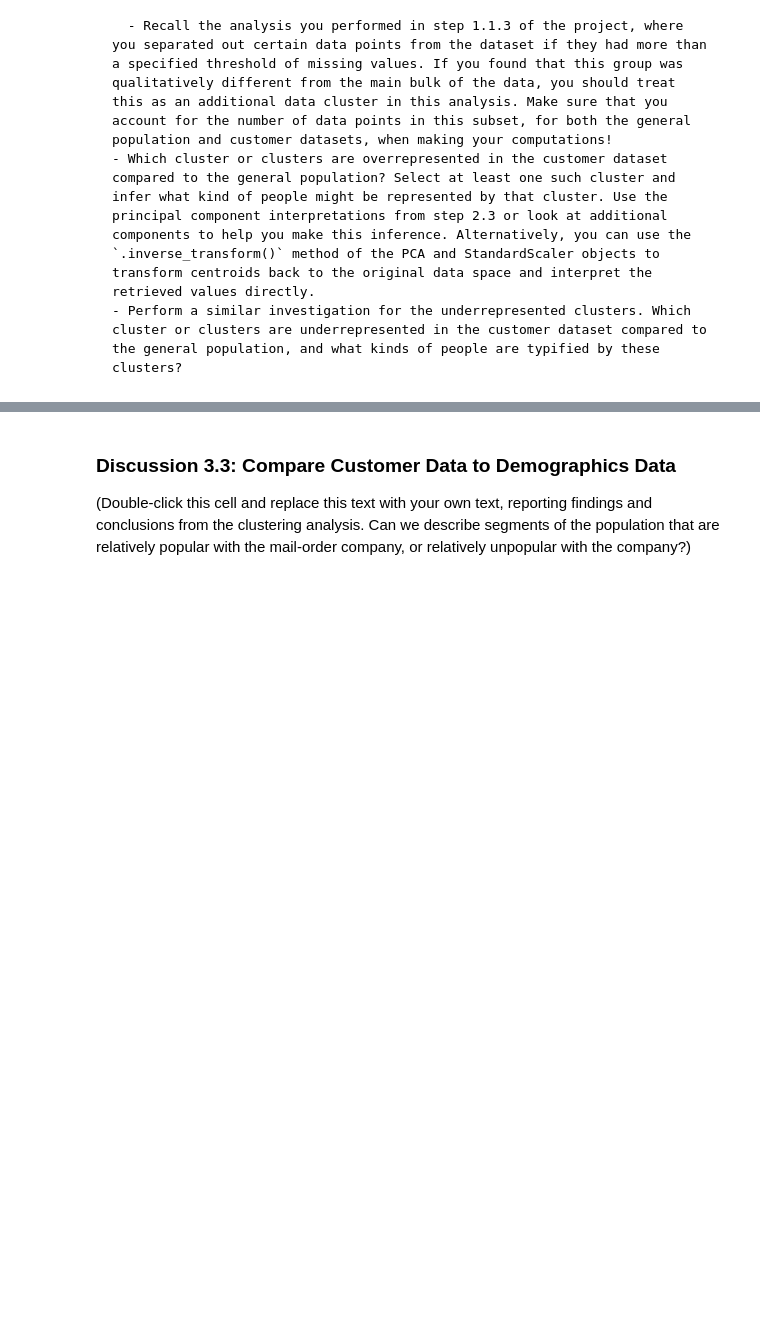
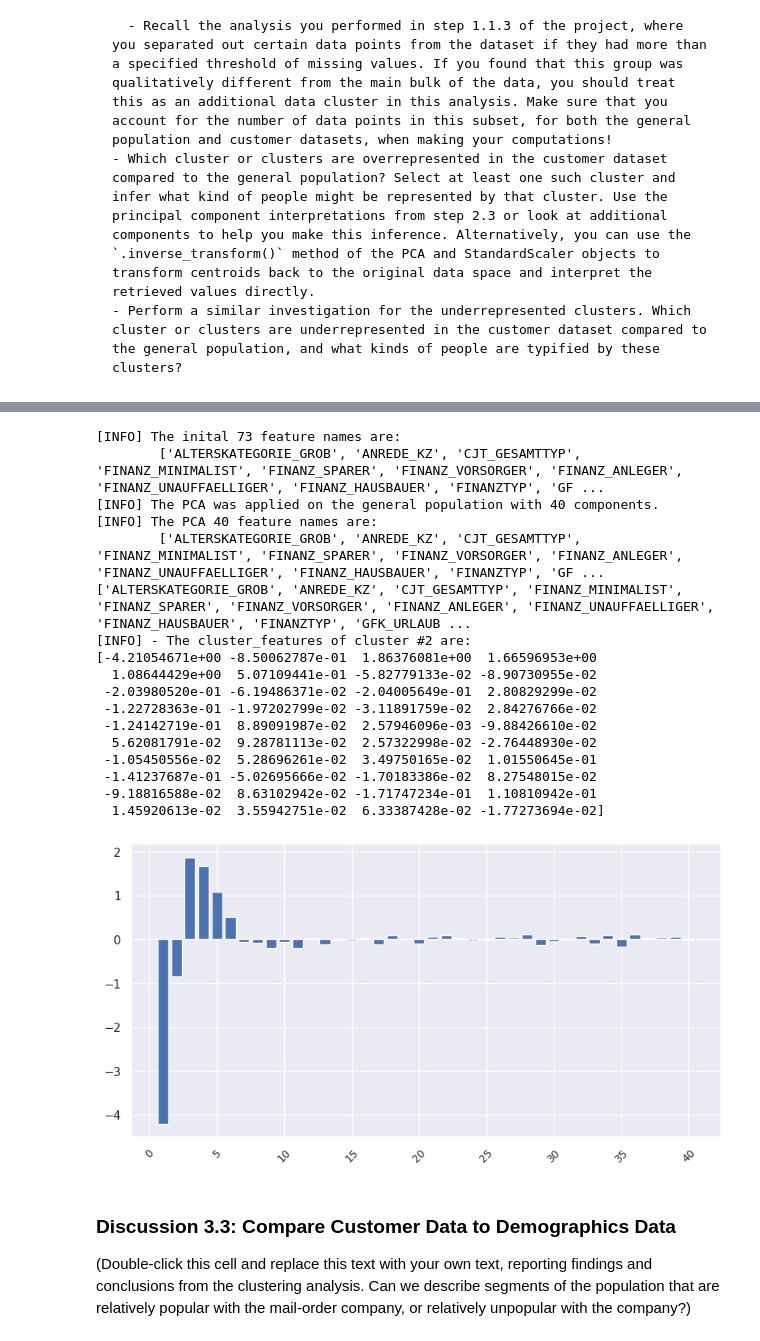
Before and after one commit to fab7/LESSONS-Unsupervised-Learning, a Jupyter notebook: project/Identify_Customer_Segments.ipynb, the cells around one changed output, grey strips where cells are left out. Saved outputs shown, nothing was run; the diff lists cells and outputs as text; code cells hidden in the pictures; blank space fills up the shorter version.

```diff
--- a/project/Identify_Customer_Segments.ipynb
+++ b/project/Identify_Customer_Segments.ipynb
@@ -1636,10 +1632,10 @@ Text(0.5, 1.0, 'Quality of the clustering solution vs. K \n (The lower The bette
 kmeans = KMeans(n_clusters=12, random_state=4201)
 
 # Then fit the model to the data
-model_13 = kmeans.fit(pca_transformed_data)
+model_12 = kmeans.fit(pca_transformed_data)
 
 # Predict the labels on the same data
-azdias_13 = kmeans.predict(pca_transformed_data)
+azdias_12 = kmeans.predict(pca_transformed_data)
 # %% [markdown]
 ### Discussion 3.1: Apply Clustering to General Population
 
@@ -1744,2 +1780,63 @@ Take a look at the following points in this step:
+# %%
+######################################################################################
+## What kinds of people are part of a cluster that is overrepresented in the        ##
+## customer data compared to the general population?                                ##
+######################################################################################
+
+# @REVIEWER: Could you please advice or guide me on how to infer the kind of people
+#   that might be represented in a cluster because I'm lost here and don't know how
+#   to proceed. Thanks inadvance.
+
+# Get the cluster labels assigned to each data point
+cluster_labels = kmeans.labels_
+
+# Get the centroid coordinates of each cluster
+cluster_centers = kmeans.cluster_centers_
+
+# Find the features that belong to a specific cluster that I am interested in
+cluster_index = 2
+cluster_features = cluster_centers[cluster_index]
+
+# Get the original feature names
+feature_names = list(data.columns)
+print(f"[INFO] The inital {len(feature_names)} feature names are: \n\t{feature_names}")
+
+# Get the number of PCA components
+pca_comps = pca.n_components_
+print(f"[INFO] The PCA was applied on the general population with {pca_comps} components. ")
+
+# Find the feature names that belong to the cluster
+cluster_feature_names = [feature_names[i] for i in range(pca_comps) if cluster_features[i] != 0]
+print(f"[INFO] The PCA {len(cluster_feature_names)} feature names are: \n\t{cluster_feature_names}")
+print(cluster_feature_names)
+
+print(f"[INFO] - The cluster_features of cluster #{oc} are:")
+print(cluster_features)
+
+fig = plt.figure(figsize = (10, 5))
+plt.bar(list(range(1, pca_comps+1)), cluster_features[:pca_comps])
+
+# Rotate the x-axis labels by 45 degrees and decrease font size
+plt.xticks(rotation=45, fontsize=10)
+plt.show()
+# %% [output]
+[INFO] The inital 73 feature names are:
+        ['ALTERSKATEGORIE_GROB', 'ANREDE_KZ', 'CJT_GESAMTTYP', 'FINANZ_MINIMALIST', 'FINANZ_SPARER', 'FINANZ_VORSORGER', 'FINANZ_ANLEGER', 'FINANZ_UNAUFFAELLIGER', 'FINANZ_HAUSBAUER', 'FINANZTYP', 'GF ...
+[INFO] The PCA was applied on the general population with 40 components.
+[INFO] The PCA 40 feature names are:
+        ['ALTERSKATEGORIE_GROB', 'ANREDE_KZ', 'CJT_GESAMTTYP', 'FINANZ_MINIMALIST', 'FINANZ_SPARER', 'FINANZ_VORSORGER', 'FINANZ_ANLEGER', 'FINANZ_UNAUFFAELLIGER', 'FINANZ_HAUSBAUER', 'FINANZTYP', 'GF ...
+['ALTERSKATEGORIE_GROB', 'ANREDE_KZ', 'CJT_GESAMTTYP', 'FINANZ_MINIMALIST', 'FINANZ_SPARER', 'FINANZ_VORSORGER', 'FINANZ_ANLEGER', 'FINANZ_UNAUFFAELLIGER', 'FINANZ_HAUSBAUER', 'FINANZTYP', 'GFK_URLAUB ...
+[INFO] - The cluster_features of cluster #2 are:
+[-4.21054671e+00 -8.50062787e-01  1.86376081e+00  1.66596953e+00
+  1.08644429e+00  5.07109441e-01 -5.82779133e-02 -8.90730955e-02
+ -2.03980520e-01 -6.19486371e-02 -2.04005649e-01  2.80829299e-02
+ -1.22728363e-01 -1.97202799e-02 -3.11891759e-02  2.84276766e-02
+ -1.24142719e-01  8.89091987e-02  2.57946096e-03 -9.88426610e-02
+  5.62081791e-02  9.28781113e-02  2.57322998e-02 -2.76448930e-02
+ -1.05450556e-02  5.28696261e-02  3.49750165e-02  1.01550645e-01
+ -1.41237687e-01 -5.02695666e-02 -1.70183386e-02  8.27548015e-02
+ -9.18816588e-02  8.63102942e-02 -1.71747234e-01  1.10810942e-01
+  1.45920613e-02  3.55942751e-02  6.33387428e-02 -1.77273694e-02]
+[figure, added]
 # %%
 ######################################################################################
```
Also changed, not shown: parts of 12 cells of this notebook, 1 other file.
